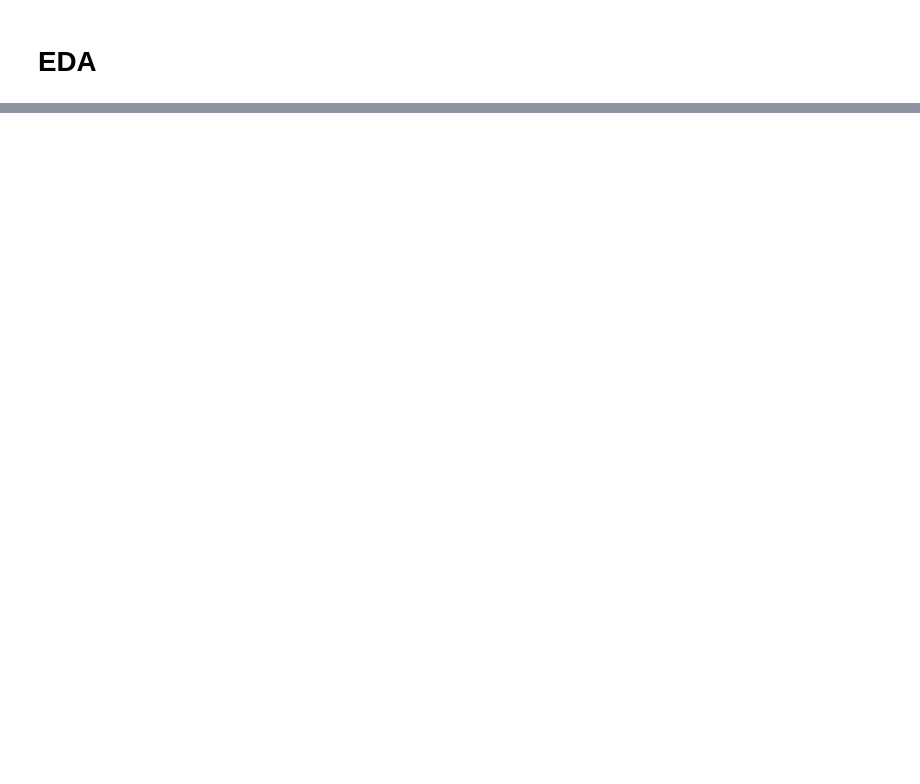
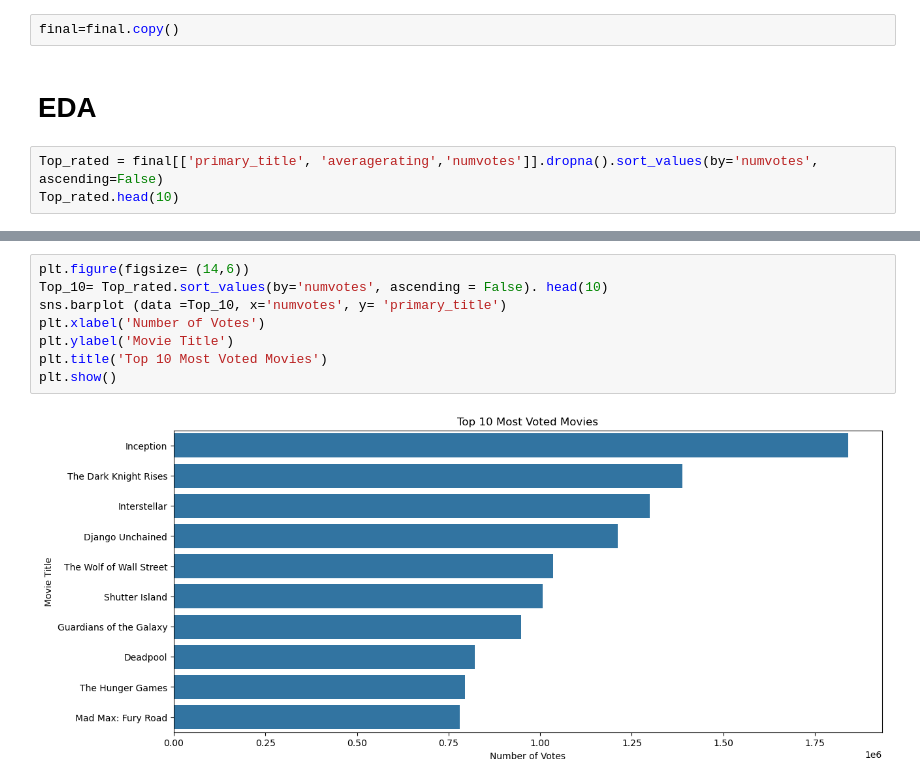
Before and after one commit to Luccy-svg/New_Movie_Studio_Project, a Jupyter notebook: student.ipynb, the cells around one changed output, grey strips where cells are left out. Cells and saved outputs as stored; diff of their text form; blank space fills up the shorter version.

```diff
--- a/student.ipynb
+++ b/student.ipynb
@@ -778,5 +778,10 @@ final
 | 3431 | Gotti | VE | 4300000.0 | 0 | 2018 | 64 | $10,000,000 | ... |
 | 3433 | Mandy | RLJ | 1200000.0 | 0 | 2018 | 71 | $6,000,000 | ... |
 1025 rows × 17 columns
+# %%
+final=final.copy()
 # %% [markdown]
 # EDA
+# %%
+Top_rated = final[['primary_title', 'averagerating','numvotes']].dropna().sort_values(by='numvotes', ascending=False)
+Top_rated.head(10)
@@ -782,0 +800,10 @@ final
+# %%
+plt.figure(figsize= (14,6))
+Top_10= Top_rated.sort_values(by='numvotes', ascending = False). head(10)
+sns.barplot (data =Top_10, x='numvotes', y= 'primary_title')
+plt.xlabel('Number of Votes')
+plt.ylabel('Movie Title')
+plt.title('Top 10 Most Voted Movies')
+plt.show()
+# %% [output]
+[figure, added]
```
Also changed, not shown: parts of 10 cells of this notebook.
